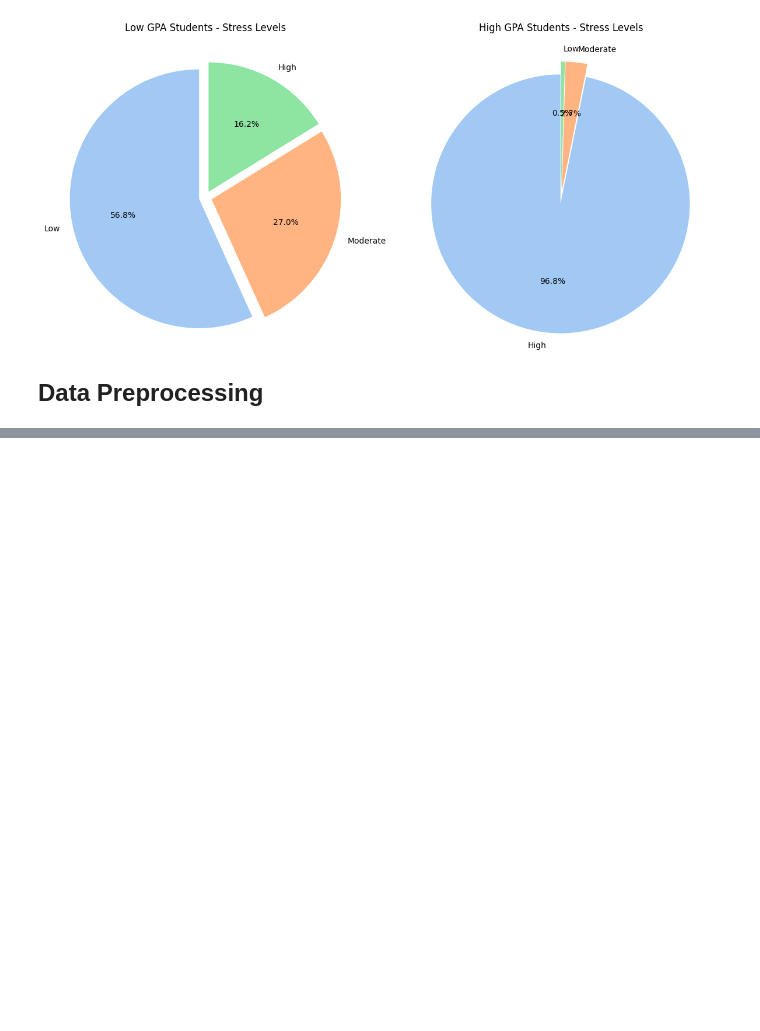
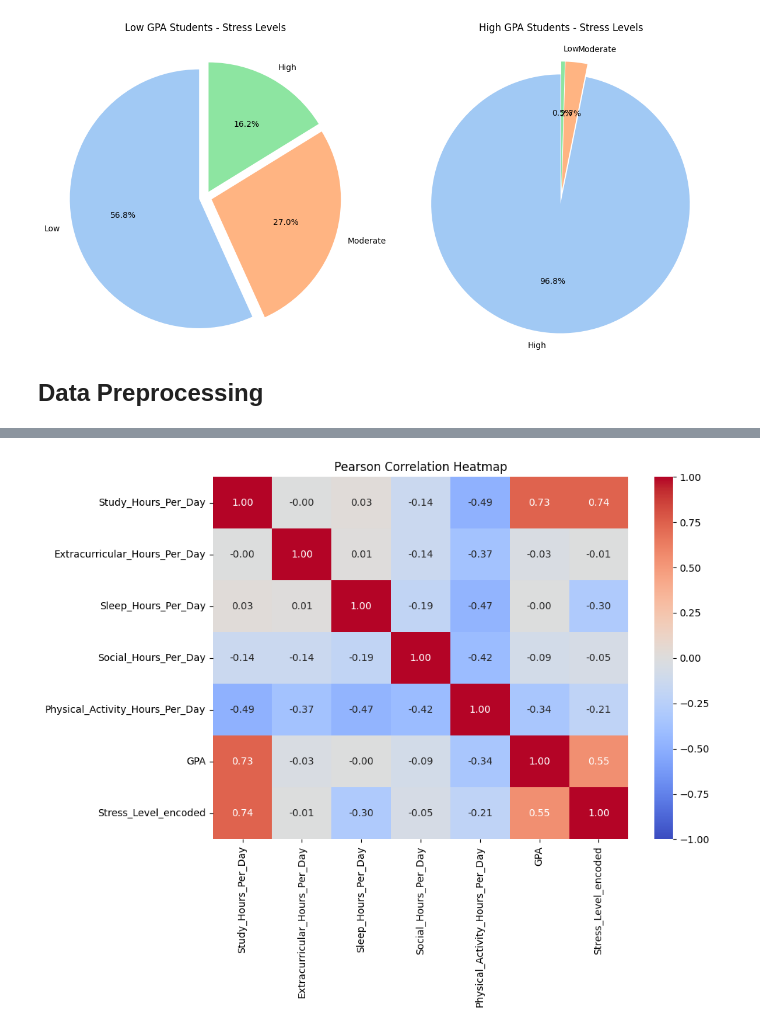
Before and after one commit to yyayoga/Comparison-machine-learning-algorithm-for-classification-student-stress, a Jupyter notebook: comparison-algorithm.ipynb, the cells around one changed output, grey strips where cells are left out. Cells and saved outputs as stored; diff of their text form; code cells hidden in the pictures; blank space fills up the shorter version.

```diff
--- a/comparison-algorithm.ipynb
+++ b/comparison-algorithm.ipynb
@@ -483,0 +556,8 @@ plt.show()
+# %%
+# Mapping dictionary manual untuk mempertahankan urutan numerik skala stres
+stress_mapping = {'Low': 0, 'Moderate': 1, 'High': 2}
+df['Stress_Level_encoded'] = df['Stress_Level'].map(stress_mapping)
+
+print("Mapping yang digunakan:", stress_mapping)
+print("\n5 Baris Pertama Hasil Encoding:")
+display(df[['Stress_Level', 'Stress_Level_encoded']].head())
@@ -483,0 +577,12 @@ plt.show()
+# %%
+# Menghitung rata-rata setiap fitur per Stress_Level
+features = ['Study_Hours_Per_Day', 'Extracurricular_Hours_Per_Day',
+            'Sleep_Hours_Per_Day', 'Social_Hours_Per_Day',
+            'Physical_Activity_Hours_Per_Day', 'GPA']
+
+stats_per_class = df.groupby('Stress_Level_encoded')[features].mean().round(3)
+
+# Memetakan kembali index sesuai tingkat stres untuk tampilan
+display(stats_per_class)
+
+# Komentar: Terlihat bahwa High stress memiliki pola tersendiri dibanding kelas lainnya.
@@ -483,0 +598,12 @@ plt.show()
+# %%
+# Menggunakan fitur dan label yang sudah diencode
+cols_to_corr = features + ['Stress_Level_encoded']
+corr_matrix = df[cols_to_corr].corr(method='pearson')
+
+plt.figure(figsize=(10, 8))
+sns.heatmap(corr_matrix, annot=True, fmt='.2f', cmap='coolwarm', vmin=-1, vmax=1)
+plt.title('Pearson Correlation Heatmap')
+plt.tight_layout()
+plt.show()
+# %% [output]
+[figure, added]
```
Also changed, not shown: parts of 52 cells of this notebook.
